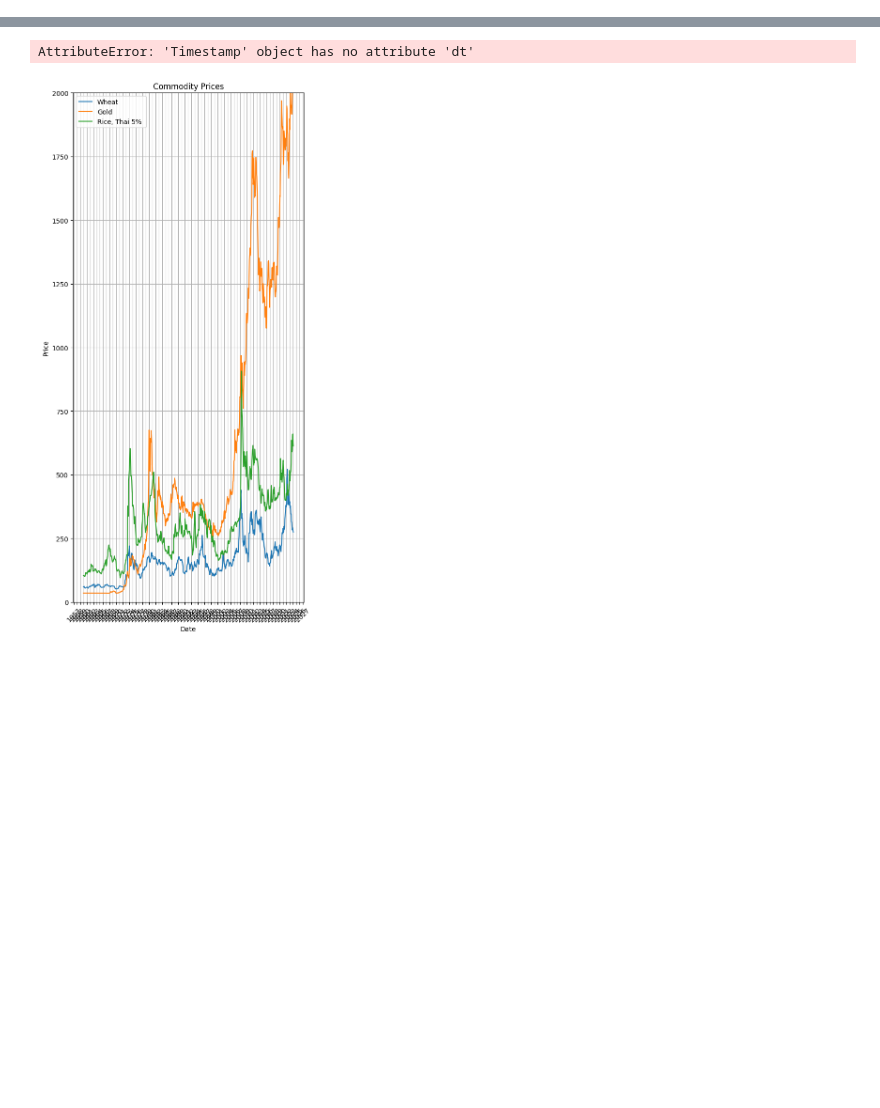
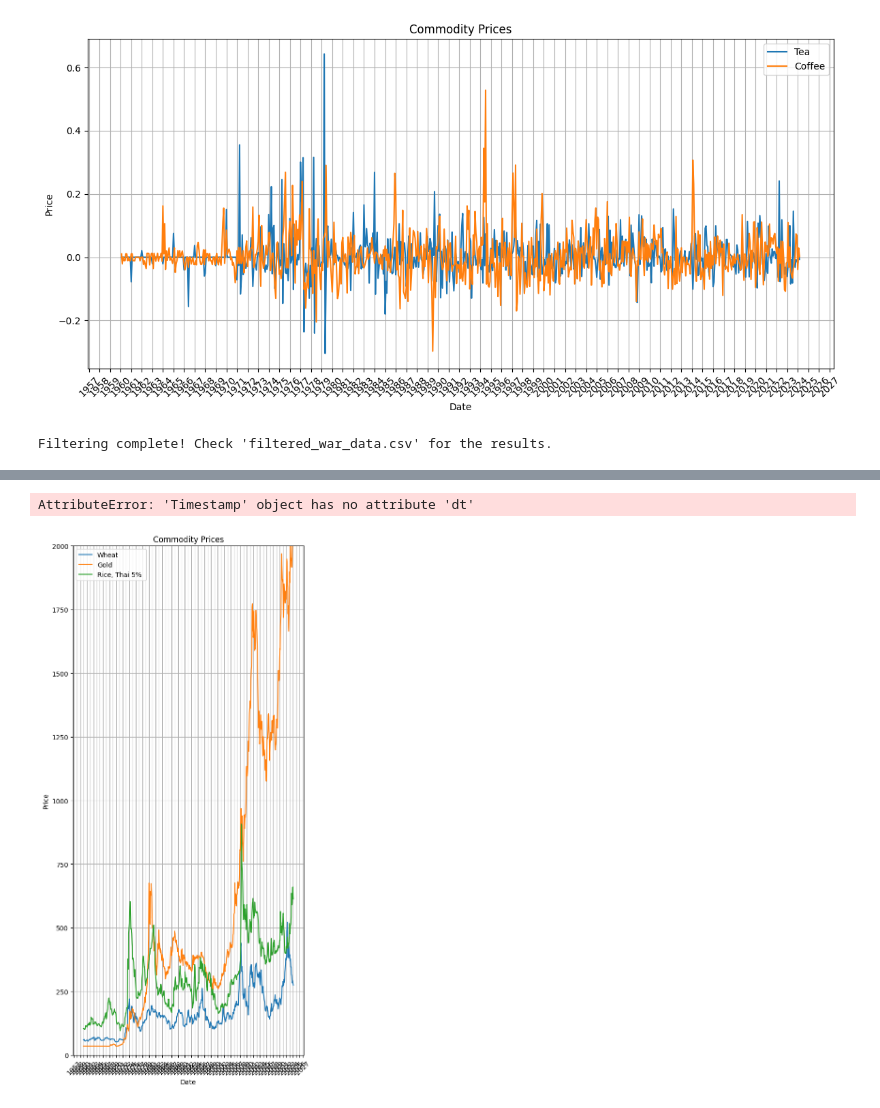
Before and after one commit to KopeckJames/github-project-discord, a Jupyter notebook: conflict data.ipynb, the cells around one changed output, grey strips where cells are left out. Drawn from its saved outputs; the diff is of its cells as text; code cells hidden in the pictures; blank space fills up the shorter version.

```diff
--- a/conflict data.ipynb
+++ b/conflict data.ipynb
@@ -40,0 +191,9 @@ df_filtered
+# %%
+df_filtered['Date'] = pd.to_datetime(df_filtered['Date'])
+df_filtered['Wheat, US HRW'] = df_filtered['Wheat, US HRW'].apply(float)
+df_filtered['Gold'] = df_filtered['Gold'].apply(float)
+df_filtered['Rice, Thai 5% '] = df_filtered['Rice, Thai 5% '].apply(float)
+df_filtered['Tea, avg 3 auctions'] = df_filtered['Tea, avg 3 auctions'].apply(float)
+df_filtered['Coffee, Arabica'] = df_filtered['Coffee, Arabica'].apply(float)
+pchangedf = df_filtered[['Wheat, US HRW', 'Gold', 'Rice, Thai 5% ',"Tea, avg 3 auctions","Coffee, Arabica"]]
+pchdf = pchangedf.pct_change()
@@ -40,0 +218,36 @@ df_filtered
+# %%
+
+###['Date','Wheat, US HRW', 'Gold', 'Rice, Thai 5% ',"Tea, avg 3 auctions","Coffee, Arabica"]
+
+
+
+#df_filtered["Coffee, Arabica"] = df_filtered["Coffee, Arabica"].apply(float)
+# Increase figure size
+plt.figure(figsize=(12, 6))
+
+# Plot with labels and title (adjust y-axis range to 2000)
+#lines1 = plt.plot(df_filtered['Date'], pchdf['Wheat, US HRW'], label='Wheat', linestyle='-')  # Store lines in a variable
+#lines1 = plt.plot(df_filtered['Date'], pchdf['Gold'], label='Gold', linestyle='-')
+lines1 = plt.plot(df_filtered['Date'], pchdf['Tea, avg 3 auctions'], label='Tea', linestyle='-')
+#lines1 = plt.plot(df_filtered['Date'], pchdf['Rice, Thai 5% '], label='Rice', linestyle='-')
+lines1 = plt.plot(df_filtered['Date'], pchdf['Coffee, Arabica'], label='Coffee', linestyle='-')
+
+
+plt.xlabel('Date')
+plt.ylabel('Price')  # Assuming the values represent price
+plt.title('Commodity Prices')
+plt.legend()
+
+# Set gridlines
+plt.grid(True)
+
+# Control x-axis ticks for yearly increments
+plt.gca().xaxis.set_major_locator(YearLocator())
+plt.gca().xaxis.set_major_formatter(DateFormatter('%Y'))  # Format as year only
+
+# Show the plot with potentially adjusted rotation for labels
+plt.xticks(rotation=45)  # Optional: Rotate x-axis labels for better readability with more data
+
+plt.tight_layout()  # Adjust spacing to prevent overlapping elements
+# %% [output]
+[figure, added]
@@ -40,0 +259,15 @@ df_filtered
+# %%
+
+
+# Read the data from the CSV file
+data = pd.read_csv("Resources\clean_war_data.csv")
+
+# Select rows where column 1 values are in the list
+filtered_data = data[data.iloc[:, 0].isin([99, 15, 11, 106, 70, 56, 45, 12, 0])]
+
+# Save the filtered data to a new CSV file (optional)
+filtered_data.to_csv("filtered_war_data.csv", index=False)
+
+print("Filtering complete! Check 'filtered_war_data.csv' for the results.")
+# %% [output]
+Filtering complete! Check 'filtered_war_data.csv' for the results.
```
Also changed, not shown: parts of 18 cells of this notebook, 9 other files.
